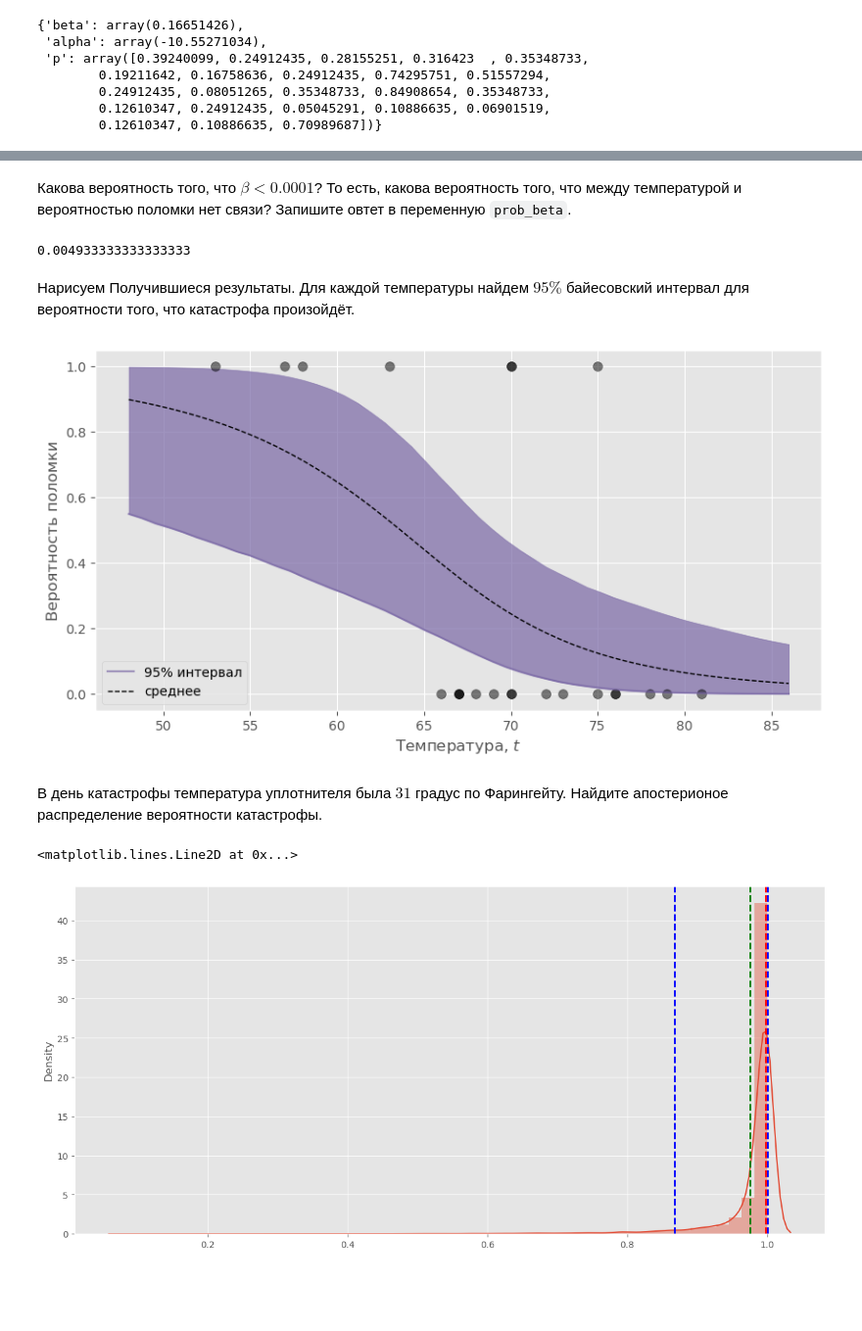
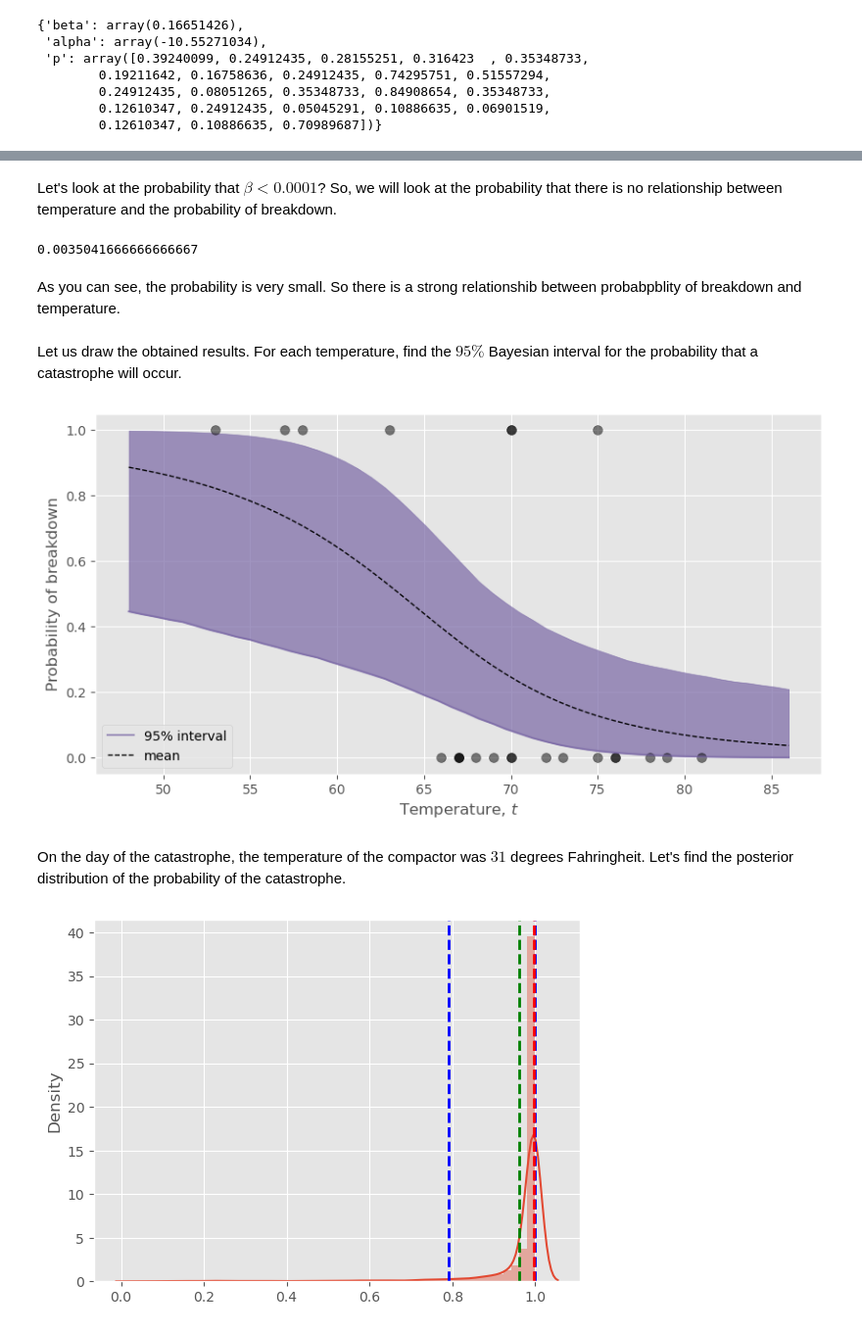
Before and after one commit to inreleppik/Portfolio, a Jupyter notebook: Bayes(pymc3)/Bayes.ipynb, the cells around one changed output, grey strips where cells are left out. Shown at 98% size. Drawn from its saved outputs; the diff is of its cells as text; code cells hidden in the pictures; blank space fills up the shorter version.

```diff
--- a/Bayes(pymc3)/Bayes.ipynb
+++ b/Bayes(pymc3)/Bayes.ipynb
@@ -48,3 +21,0 @@ map_estimate
-# %%
-with basic_model:
-    trace = pm.sample(500, return_inferencedata=False, model=basic_model)
@@ -175,12 +126,14 @@ az.summary(trace)
 # %% [markdown]
-Какова вероятность того, что $\beta < 0.0001$? То есть, какова вероятность того, что между температурой и вероятностью поломки нет связи? Запишите овтет в переменную `prob_beta`.
+Let's look at the probability that $\beta < 0.0001$? So, we will look at the probability that there is no relationship between temperature and the probability of breakdown.
 # %%
 prob_beta = np.mean(trace['beta'] < 0.0001)
 print(prob_beta)
 # %% [output]
-0.004933333333333333
+0.0035041666666666667
+# %% [markdown]
+As you can see, the probability is very small. So there is a strong relationshib between probabpblity of breakdown and temperature.
 # %% [markdown]
-Нарисуем Получившиеся результаты. Для каждой температуры найдем $95\%$ байесовский интервал для вероятности того, что катастрофа произойдёт.
+Let us draw the obtained results. For each temperature, find the $95\%$ Bayesian interval for the probability that a catastrophe will occur.
 # %%
 from scipy.stats.mstats import mquantiles
 
@@ -195,28 +148,26 @@ qs = mquantiles(p_seq, [0.025, 0.975], axis=0)
 
 plt.figure(figsize=(10,5))
 plt.fill_between(t_seq[:, 0], *qs, alpha=0.7, color="#7A68A6")
-plt.plot(t_seq[:, 0], qs[0], label="95% интервал", color="#7A68A6", alpha=0.7)
-plt.plot(t_seq, mean_prob_t, lw=1, ls="--", color="k", label="среднее")
+plt.plot(t_seq[:, 0], qs[0], label="95% interval", color="#7A68A6", alpha=0.7)
+plt.plot(t_seq, mean_prob_t, lw=1, ls="--", color="k", label="mean")
 plt.legend(loc="lower left")
 plt.scatter(t, y, color="k", s=50, alpha=0.5)
 
-plt.xlabel("Температура, $t$")
-plt.ylabel("Вероятность поломки");
+plt.xlabel("Temperature, $t$")
+plt.ylabel("Probability of breakdown");
 # %% [output]
-[figure, old version]
+[figure, new version]
 # %% [markdown]
-В день катастрофы температура уплотнителя была $31$ градус по Фарингейту. Найдите апостерионое распределение  вероятности катастрофы.
+On the day of the catastrophe, the temperature of the compactor was $31$ degrees Fahringheit. Let's find the posterior distribution of the probability of the catastrophe.
 # %%
 prob_31 = logistic(31, burned_trace['beta'][:,None], burned_trace['alpha'][:,None])
 # %%
 import matplotlib.pyplot as plt
 import seaborn as sns
-plt.figure(figsize=(15,7))
 sns.distplot(prob_31)
 plt.axvline(np.quantile(prob_31, 0.95), color='b', linestyle="--", lw=2)
 plt.axvline(np.quantile(prob_31, 0.05), color='b', linestyle="--", lw=2)
 plt.axvline(np.mean(prob_31), color='g', linestyle="--", lw=2)
-plt.axvline(np.median(prob_31), color='r', linestyle="--", lw=2)
+plt.axvline(np.median(prob_31), color='r', linestyle="--", lw=2);
 # %% [output]
-<matplotlib.lines.Line2D at 0x...>
-[figure, old version]
+[figure, new version]
```
Also changed, not shown: parts of 19 cells of this notebook.
